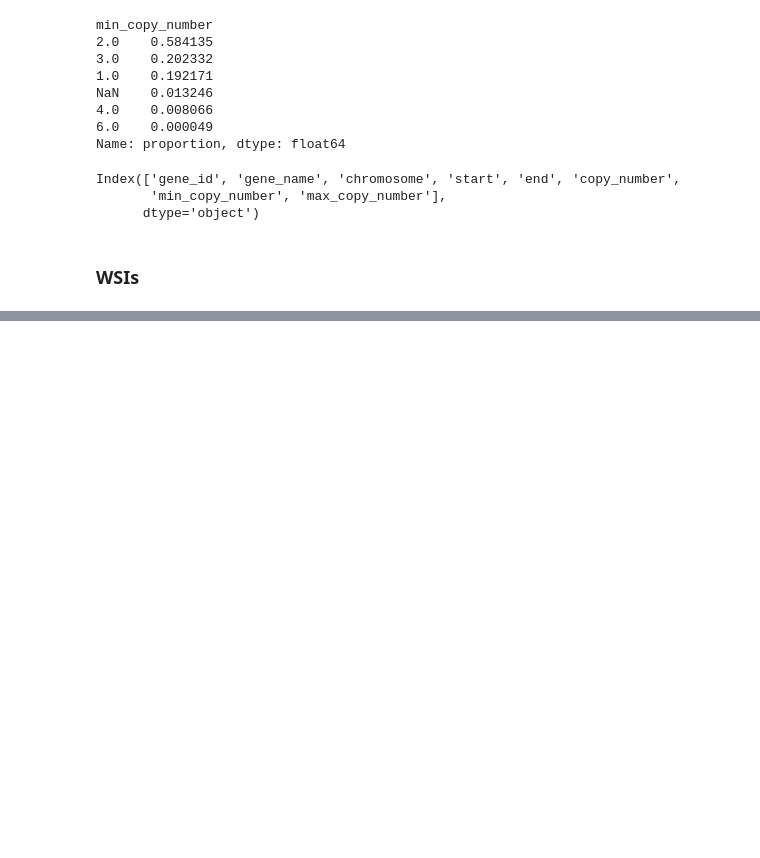
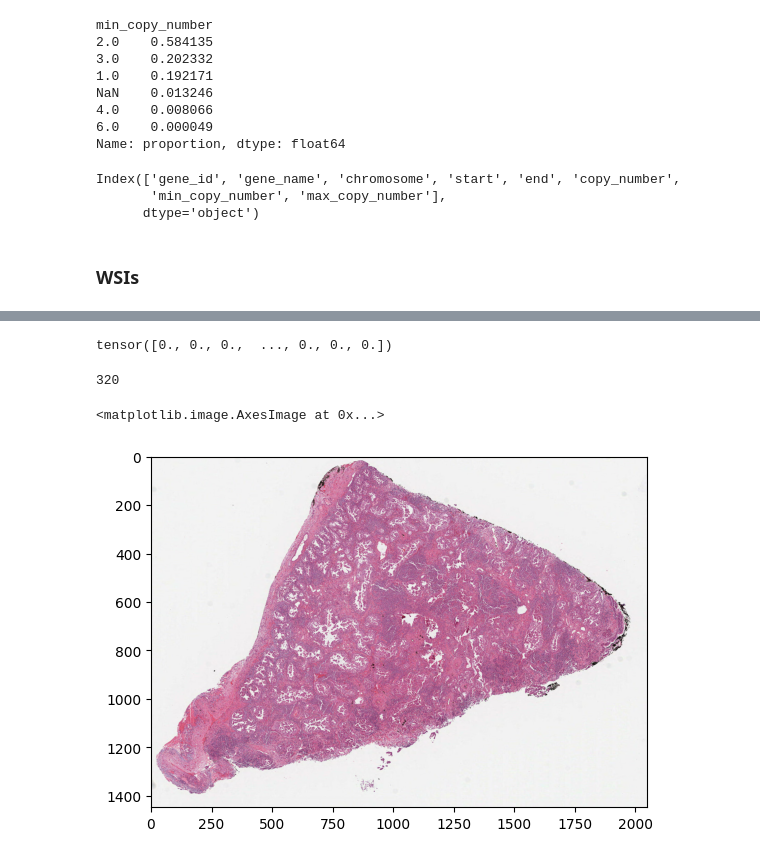
Before and after one commit to adobles96/tcga-survival, a Jupyter notebook: scrap.ipynb, the cells around one changed output, grey strips where cells are left out. Drawn from its saved outputs; the diff is of its cells as text; code cells hidden in the pictures; blank space fills up the shorter version.

```diff
--- a/scrap.ipynb
+++ b/scrap.ipynb
@@ -527,0 +536,23 @@ get_case_metadata(cohort.loc[0, 'id'])
+# %%
+processor = wsi_processing.WSIProcessor()
+# %%
+processor.embed_wsi('data/5f739d40-1c4f-47f4-87d1-4368e8b6b0b9.svs')
+# %% [output]
+tensor([0., 0., 0.,  ..., 0., 0., 0.])
+# %%
+slide = processor.read_wsi('data/5f739d40-1c4f-47f4-87d1-4368e8b6b0b9.svs')
+
+# Generate tissue mask
+tissue_mask = processor.get_tissue_mask(slide)
+
+# Find tiles containing tissue
+tile_coords = processor.find_tissue_tiles(tissue_mask, level=2)
+# %%
+len(tile_coords)
+# %% [output]
+320
+# %%
+plt.imshow(slide.get_thumbnail((2048, 2048)))
+# %% [output]
+<matplotlib.image.AxesImage at 0x...>
+[figure, added]
```
Also changed, not shown: parts of 8 cells of this notebook.
